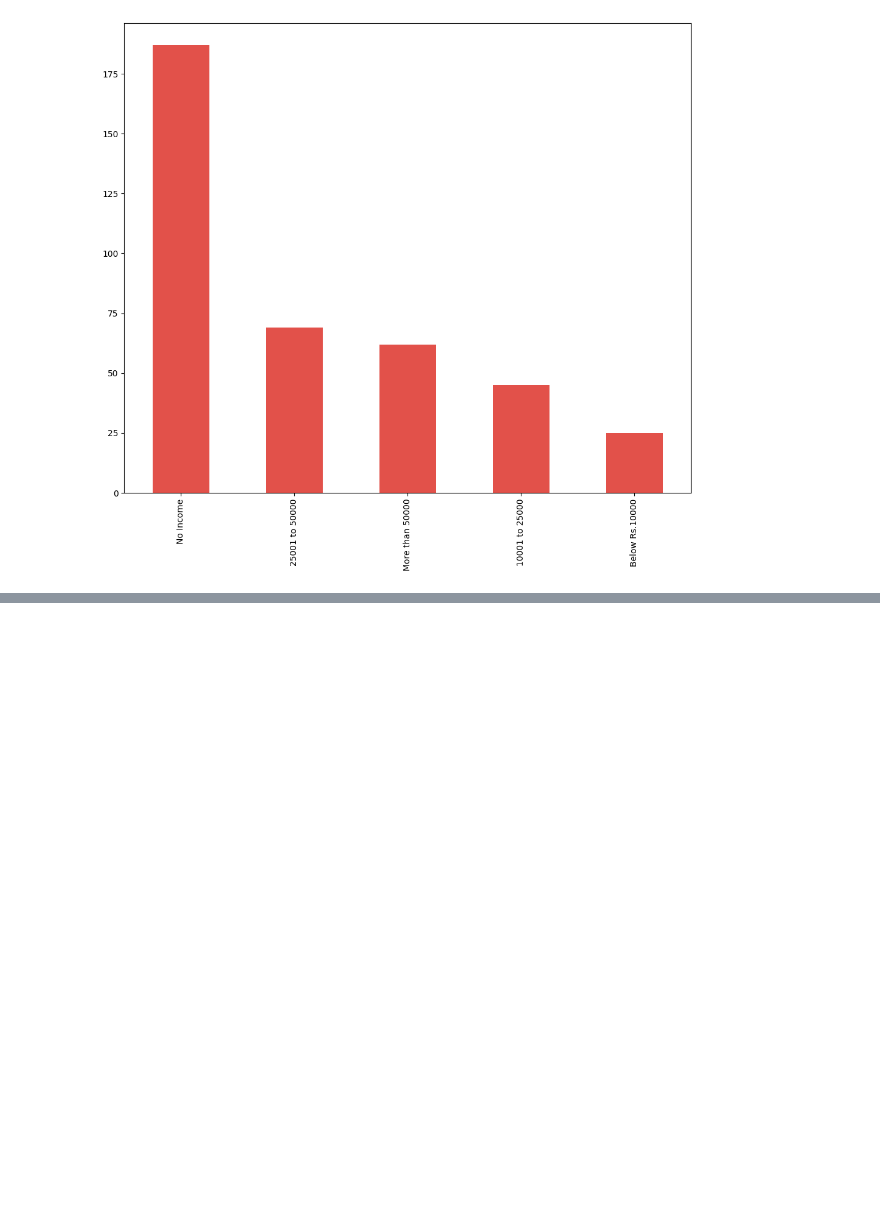
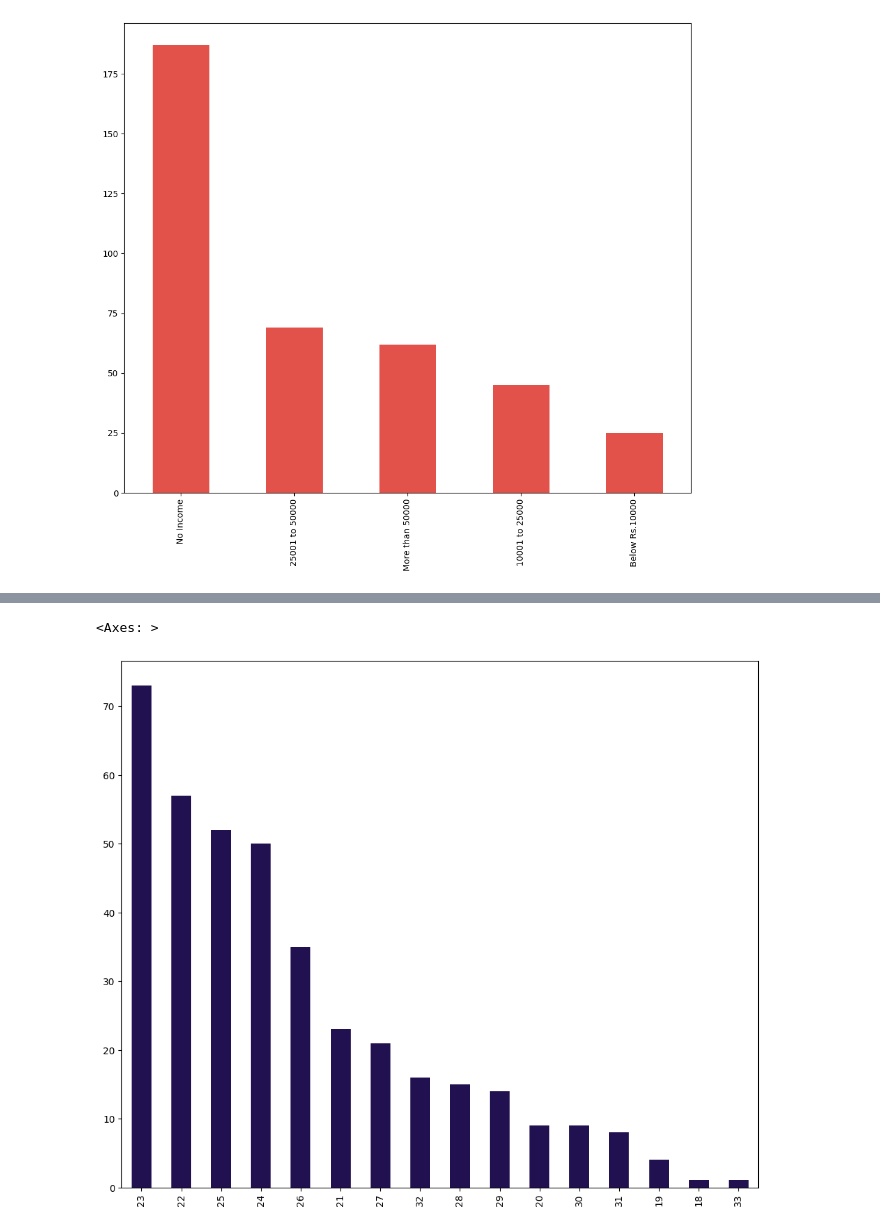
Before and after one commit to Tilak46-R/Online-Food-Analysis-prediction-using-Machine-learning, a Jupyter notebook: Online_food_analysis.ipynb, the cells around one changed output, grey strips where cells are left out. Drawn from its saved outputs; the diff is of its cells as text; code cells hidden in the pictures; blank space fills up the shorter version.

```diff
--- a/Online_food_analysis.ipynb
+++ b/Online_food_analysis.ipynb
@@ -175,0 +219,3 @@ income.plot(kind = 'bar',figsize = (12,10))
+# %%
+age = data['Age'].value_counts()
+age
@@ -175,0 +240,6 @@ income.plot(kind = 'bar',figsize = (12,10))
+# %%
+sns.set_palette('magma')
+age.plot(kind = 'bar',figsize = (12,10))
+# %% [output]
+<Axes: >
+[figure, added]
```
Also changed, not shown: parts of 12 cells of this notebook.
